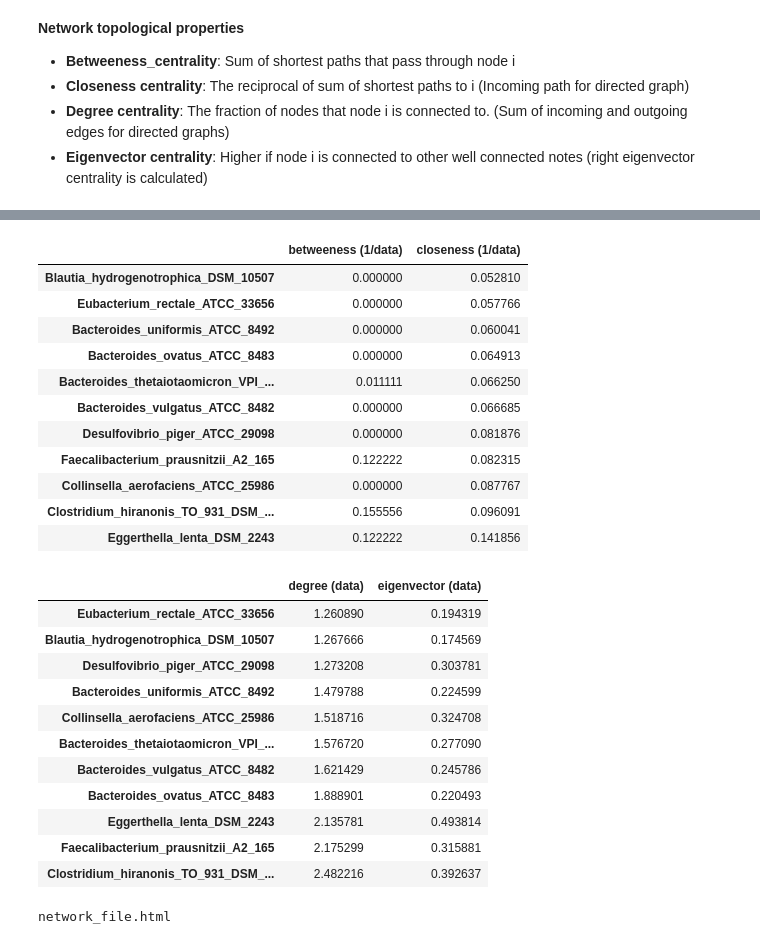
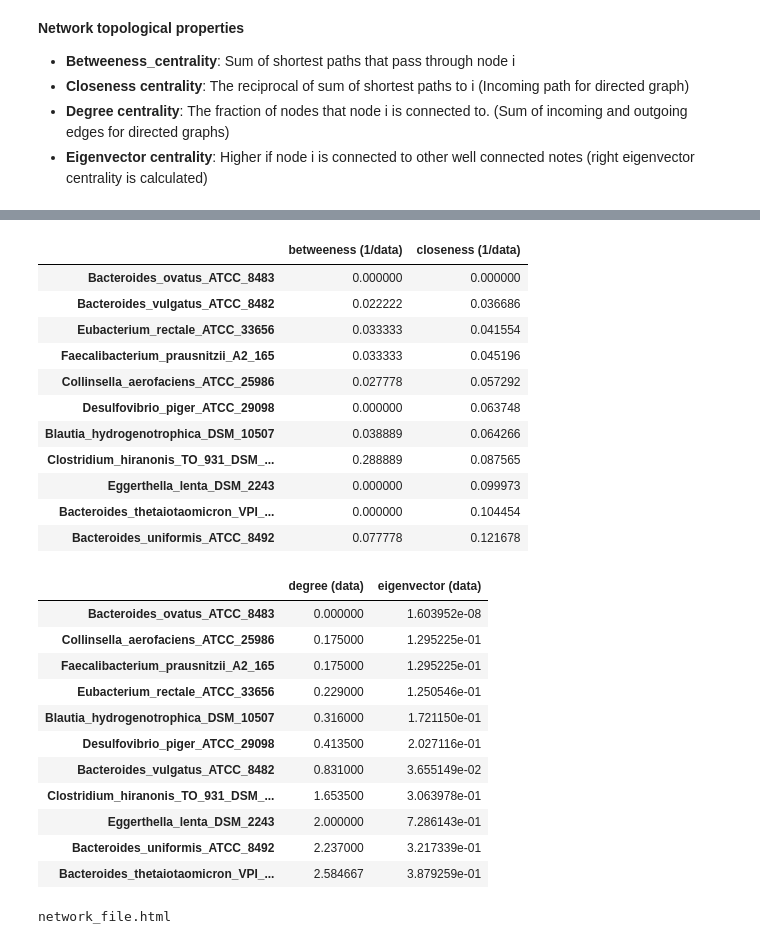
Before and after one commit to IdunBurgos/SteadierCom-Case-Studies, a Jupyter notebook: notebooks/2.2. Analyze SteadierCom results - cooperation- frequency - networks - between members.ipynb, the cells around one changed output, grey strips where cells are left out. Saved outputs shown, nothing was run; the diff lists cells and outputs as text; code cells hidden in the pictures.

Commit message:
Ran steadiercom again with new abstol threshold=1e-6. Created notebook for centrality metrics across all communities

```diff
--- a/notebooks/2.2. Analyze SteadierCom results - cooperation- frequency - networks - between members.ipynb
+++ b/notebooks/2.2. Analyze SteadierCom results - cooperation- frequency - networks - between members.ipynb
@@ -20,6 +20,12 @@ import networks
 # %% [output]
 The autoreload extension is already loaded. To reload it, use:
   %reload_ext autoreload
+# %%
+media_db = pd.read_csv("https://raw.githubusercontent.com/cdanielmachado/carveme/refs/heads/master/carveme/data/input/media_db.tsv",sep="\t")
+compounds = media_db[media_db.medium=="M9"].compound.values
+compounds = list(compounds)
+compounds.remove("glc__D")
+m9_compounds = ["M_"+met+"__91__e__93__" for met in compounds]
 # %%
 with open("../data/Venturelli2018/generated/metid2metname.json") as json_file:
     metid2metname = json.load(json_file)
@@ -27,4 +33,5 @@ with open("../data/Venturelli2018/generated/metid2metname.json") as json_file:
 results = pd.read_csv("../output/Venturelli2018/results_steadiercom/NONE_abundance.tsv",sep="\t")
 
 results["mass_rate*frequency"] = results["frequency"]*results["mass_rate"]
+results = results[~results.compound.isin(m9_compounds)]
 # %%
@@ -176,6 +178,6 @@ network_file.html
 # %%
 
-network_data = networks.cooperation_network_data(results,metabolomics_mets_only=False,use_count=False)
+network_data = networks.cooperation_network_data(results,metabolomics_mets_only=True,use_count=False,freq_cutoff=0.1)
 # %%
 float(network_data.min())
 # %% [output]
@@ -197,33 +199,34 @@ centrality_metrics_SP = networks.cooperation_centrality_metrics(network_data).so
 centrality_metrics_SP
 # %% [output]
 |  | betweeness (1/data) | closeness (1/data) |
-| Blautia_hydrogenotrophica_DSM_10507 | 0.000000 | 0.052810 |
-| Eubacterium_rectale_ATCC_33656 | 0.000000 | 0.057766 |
-| Bacteroides_uniformis_ATCC_8492 | 0.000000 | 0.060041 |
-| Bacteroides_ovatus_ATCC_8483 | 0.000000 | 0.064913 |
-| Bacteroides_thetaiotaomicron_VPI_... | 0.011111 | 0.066250 |
-| Bacteroides_vulgatus_ATCC_8482 | 0.000000 | 0.066685 |
-| Desulfovibrio_piger_ATCC_29098 | 0.000000 | 0.081876 |
-| Faecalibacterium_prausnitzii_A2_165 | 0.122222 | 0.082315 |
-| Collinsella_aerofaciens_ATCC_25986 | 0.000000 | 0.087767 |
-| Clostridium_hiranonis_TO_931_DSM_... | 0.155556 | 0.096091 |
-| Eggerthella_lenta_DSM_2243 | 0.122222 | 0.141856 |
+| Bacteroides_ovatus_ATCC_8483 | 0.000000 | 0.000000 |
+| Bacteroides_vulgatus_ATCC_8482 | 0.022222 | 0.036686 |
+| Eubacterium_rectale_ATCC_33656 | 0.033333 | 0.041554 |
+| Faecalibacterium_prausnitzii_A2_165 | 0.033333 | 0.045196 |
+| Collinsella_aerofaciens_ATCC_25986 | 0.027778 | 0.057292 |
+| Desulfovibrio_piger_ATCC_29098 | 0.000000 | 0.063748 |
+| Blautia_hydrogenotrophica_DSM_10507 | 0.038889 | 0.064266 |
+| Clostridium_hiranonis_TO_931_DSM_... | 0.288889 | 0.087565 |
+| Eggerthella_lenta_DSM_2243 | 0.000000 | 0.099973 |
+| Bacteroides_thetaiotaomicron_VPI_... | 0.000000 | 0.104454 |
+| Bacteroides_uniformis_ATCC_8492 | 0.077778 | 0.121678 |
 # %%
-centrality_metrics_notSP = networks.cooperation_centrality_metrics(network_data,SP_centrality=False).sort_values("degree (data)")
+
+centrality_metrics_notSP = networks.cooperation_centrality_metrics(network_data,SP_centrality=False,degree_type="in").sort_values("degree (data)")
 centrality_metrics_notSP
 # %% [output]
 |  | degree (data) | eigenvector (data) |
-| Eubacterium_rectale_ATCC_33656 | 1.260890 | 0.194319 |
-| Blautia_hydrogenotrophica_DSM_10507 | 1.267666 | 0.174569 |
-| Desulfovibrio_piger_ATCC_29098 | 1.273208 | 0.303781 |
-| Bacteroides_uniformis_ATCC_8492 | 1.479788 | 0.224599 |
-| Collinsella_aerofaciens_ATCC_25986 | 1.518716 | 0.324708 |
-| Bacteroides_thetaiotaomicron_VPI_... | 1.576720 | 0.277090 |
-| Bacteroides_vulgatus_ATCC_8482 | 1.621429 | 0.245786 |
-| Bacteroides_ovatus_ATCC_8483 | 1.888901 | 0.220493 |
-| Eggerthella_lenta_DSM_2243 | 2.135781 | 0.493814 |
-| Faecalibacterium_prausnitzii_A2_165 | 2.175299 | 0.315881 |
-| Clostridium_hiranonis_TO_931_DSM_... | 2.482216 | 0.392637 |
+| Bacteroides_ovatus_ATCC_8483 | 0.000000 | 1.603952e-08 |
+| Collinsella_aerofaciens_ATCC_25986 | 0.175000 | 1.295225e-01 |
+| Faecalibacterium_prausnitzii_A2_165 | 0.175000 | 1.295225e-01 |
+| Eubacterium_rectale_ATCC_33656 | 0.229000 | 1.250546e-01 |
+| Blautia_hydrogenotrophica_DSM_10507 | 0.316000 | 1.721150e-01 |
+| Desulfovibrio_piger_ATCC_29098 | 0.413500 | 2.027116e-01 |
+| Bacteroides_vulgatus_ATCC_8482 | 0.831000 | 3.655149e-02 |
+| Clostridium_hiranonis_TO_931_DSM_... | 1.653500 | 3.063978e-01 |
+| Eggerthella_lenta_DSM_2243 | 2.000000 | 7.286143e-01 |
+| Bacteroides_uniformis_ATCC_8492 | 2.237000 | 3.217339e-01 |
+| Bacteroides_thetaiotaomicron_VPI_... | 2.584667 | 3.879259e-01 |
 # %%
 closeness_centrality_met = centrality_metrics_notSP["degree (data)"]
 # %%
```
Also changed, not shown: parts of 34 cells of this notebook, 21 other files.
